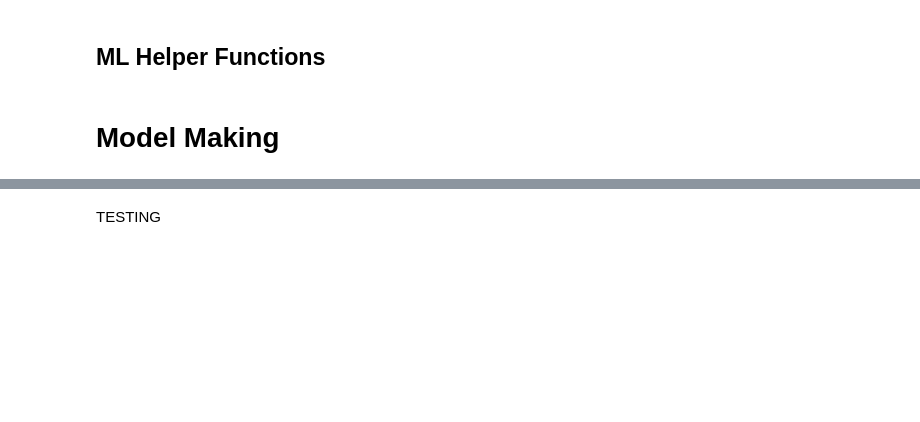
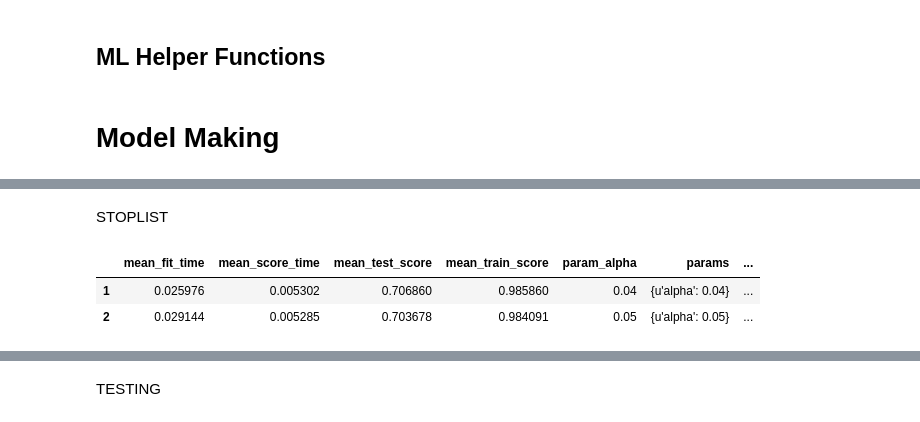
Before and after one commit to ucladevx/Bmaps-Backend, a Jupyter notebook: src/mappening/ml/mlcategorization.ipynb, the cells around one changed output, grey strips where cells are left out. Drawn from its saved outputs; the diff is of its cells as text; code cells hidden in the pictures; blank space fills up the shorter version.

```diff
--- a/src/mappening/ml/mlcategorization.ipynb
+++ b/src/mappening/ml/mlcategorization.ipynb
@@ -266,0 +274,25 @@ IndexError: invalid index to scalar variable.
+# %% [markdown]
+STOPLIST
+# %%
+from sklearn.model_selection import GridSearchCV
+from sklearn.naive_bayes import MultinomialNB
+from sklearn.feature_extraction.text import TfidfVectorizer
+from scipy.sparse import hstack
+
+# create the transform
+vectorizer = TfidfVectorizer(stop_words='english')
+
+# tokenize and build vocab
+X_name_transform = vectorizer.fit_transform(X['name'])
+X_details_transform = vectorizer.fit_transform(X['description'])
+X_total_transform = hstack([X_name_transform, X_details_transform])
+
+nbModel = MultinomialNB()
+param = {'alpha': [.01, .04, .05, .06, .3, .9, 1.5]}
+gs = GridSearchCV(nbModel, param)
+gs.fit(X_total_transform, X['category'])
+pd.DataFrame(gs.cv_results_).sort_values('mean_test_score', ascending=False)[:2]
+# %% [output]
+|  | mean_fit_time | mean_score_time | mean_test_score | mean_train_score | param_alpha | params | ... |
+| 1 | 0.025976 | 0.005302 | 0.706860 | 0.985860 | 0.04 | {u'alpha': 0.04} | ... |
+| 2 | 0.029144 | 0.005285 | 0.703678 | 0.984091 | 0.05 | {u'alpha': 0.05} | ... |
```
Also changed, not shown: parts of 24 cells of this notebook.
